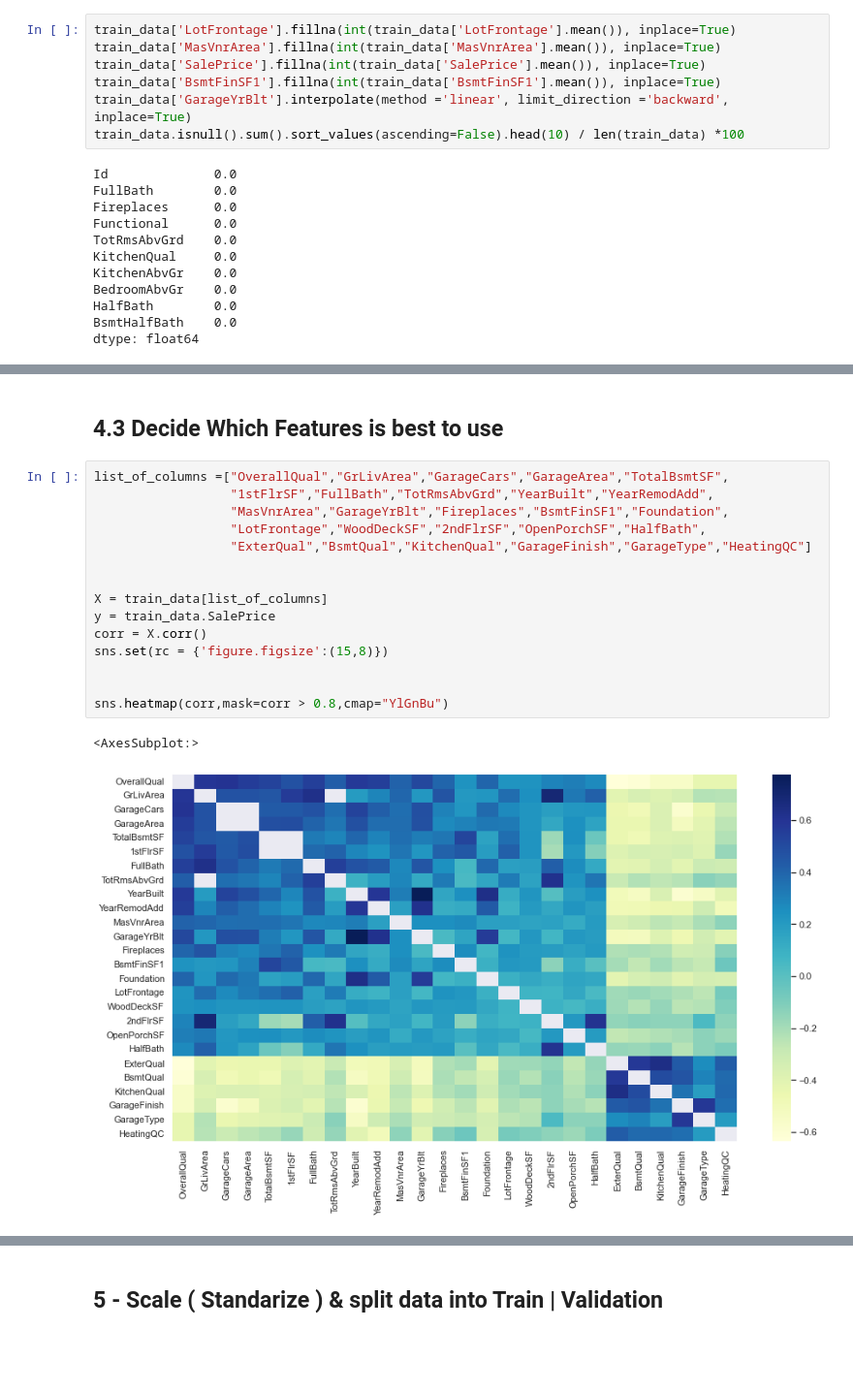
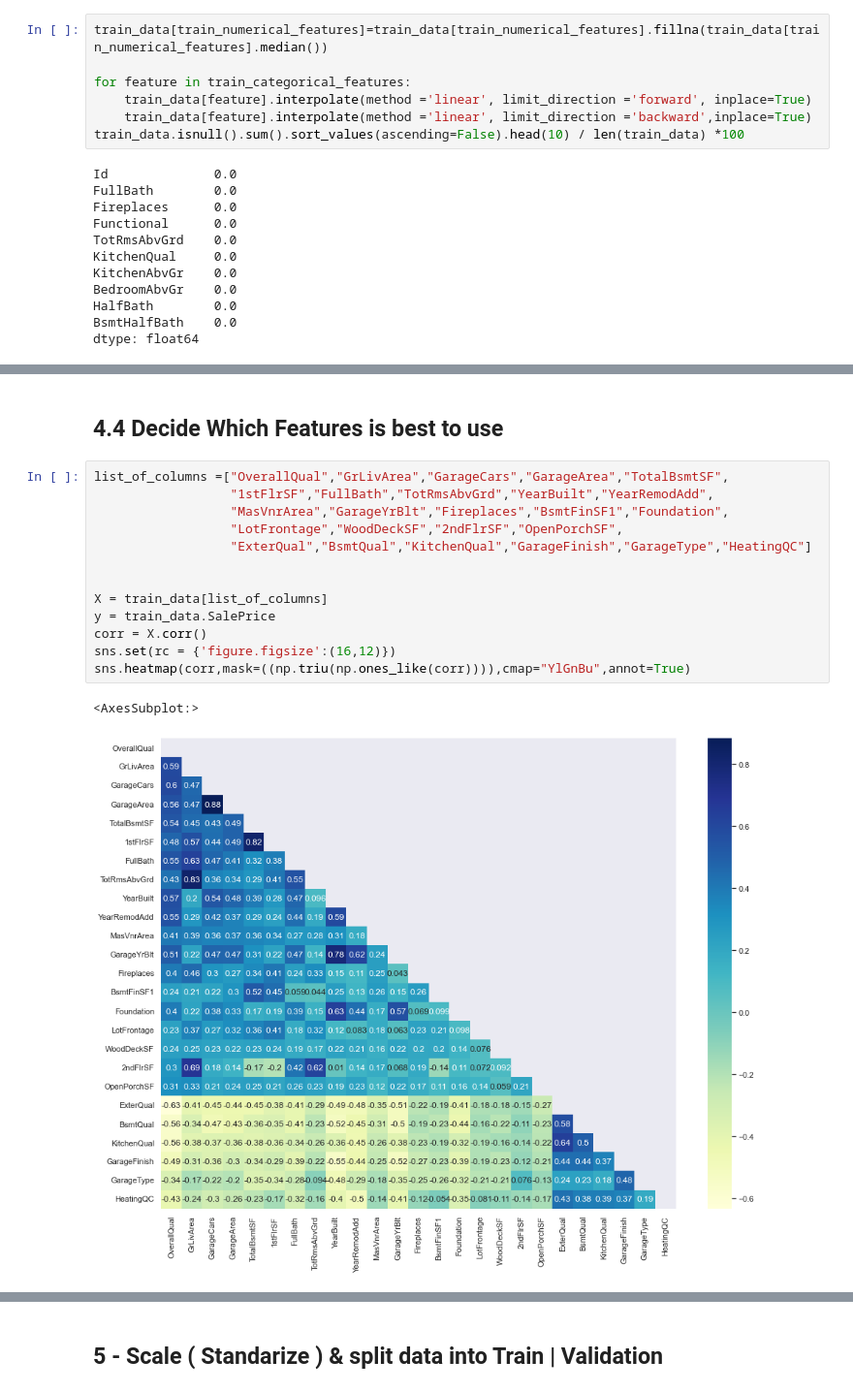
Before and after one commit to ibrahim-Sobh/data_science_in_production, a Jupyter notebook: notebooks/ house-prices-modeling.ipynb, the cells around one changed output, grey strips where cells are left out. Shown: that part at 97% size. Drawn from its saved outputs; the diff is of its cells as text; blank space fills up the shorter version.

```diff
--- a/notebooks/ house-prices-modeling.ipynb
+++ b/notebooks/ house-prices-modeling.ipynb
@@ -185,9 +156,9 @@ dtype: float64
 # %%
-train_data['LotFrontage'].fillna(int(train_data['LotFrontage'].mean()), inplace=True)
-train_data['MasVnrArea'].fillna(int(train_data['MasVnrArea'].mean()), inplace=True)
-train_data['SalePrice'].fillna(int(train_data['SalePrice'].mean()), inplace=True)
-train_data['BsmtFinSF1'].fillna(int(train_data['BsmtFinSF1'].mean()), inplace=True)
-train_data['GarageYrBlt'].interpolate(method ='linear', limit_direction ='backward', inplace=True)
+train_data[train_numerical_features]=train_data[train_numerical_features].fillna(train_data[train_numerical_features].median())
+
+for feature in train_categorical_features:
+    train_data[feature].interpolate(method ='linear', limit_direction ='forward', inplace=True)
+    train_data[feature].interpolate(method ='linear', limit_direction ='backward',inplace=True)
 train_data.isnull().sum().sort_values(ascending=False).head(10) / len(train_data) *100
 # %% [output]
 Id              0.0
@@ -253,23 +222,21 @@ BsmtQual        -0.620886
 ExterQual       -0.636884
 dtype: float64
 # %% [markdown]
-## 4.3 Decide Which Features is best to use
+## 4.4 Decide Which Features is best to use
 # %%
 list_of_columns =["OverallQual","GrLivArea","GarageCars","GarageArea","TotalBsmtSF",
                   "1stFlrSF","FullBath","TotRmsAbvGrd","YearBuilt","YearRemodAdd",
                   "MasVnrArea","GarageYrBlt","Fireplaces","BsmtFinSF1","Foundation",
-                  "LotFrontage","WoodDeckSF","2ndFlrSF","OpenPorchSF","HalfBath",
+                  "LotFrontage","WoodDeckSF","2ndFlrSF","OpenPorchSF",
                   "ExterQual","BsmtQual","KitchenQual","GarageFinish","GarageType","HeatingQC"]
 
 
 X = train_data[list_of_columns]
 y = train_data.SalePrice
 corr = X.corr()
-sns.set(rc = {'figure.figsize':(15,8)})
-
-
-sns.heatmap(corr,mask=corr > 0.8,cmap="YlGnBu")
+sns.set(rc = {'figure.figsize':(16,12)})
+sns.heatmap(corr,mask=((np.triu(np.ones_like(corr)))),cmap="YlGnBu",annot=True)
 # %% [output]
 <AxesSubplot:>
-[figure, old version]
+[figure, new version]
 # %% [markdown]
```
Also changed, not shown: parts of 27 cells of this notebook.
